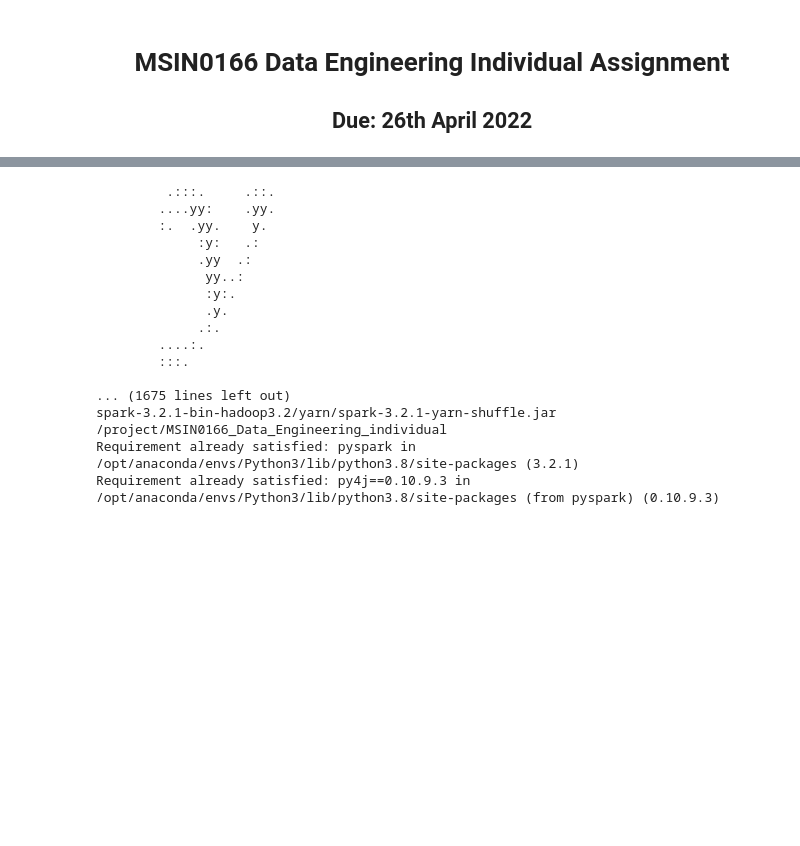
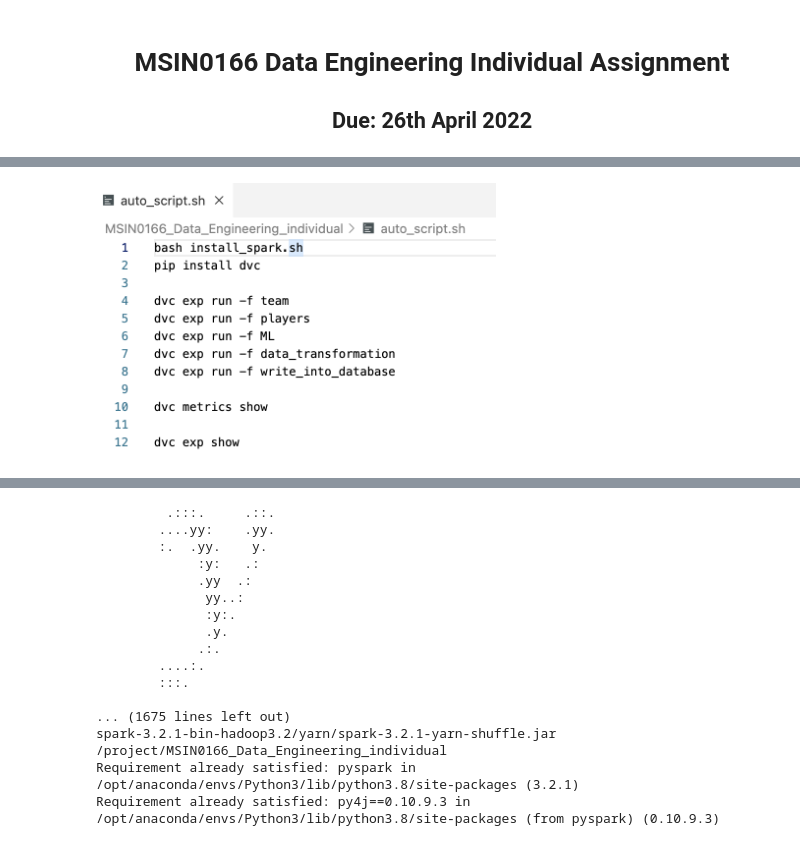
Before and after one commit to Haiyun-Zou/MSIN0166_Data_Engineering_individual, a Jupyter notebook: MSIN0166_Data_Engineering_Individual_Assignment.ipynb, the cells around one changed output, grey strips where cells are left out. Cells and saved outputs as stored; diff of their text form; code cells hidden in the pictures; blank space fills up the shorter version.

```diff
--- a/MSIN0166_Data_Engineering_Individual_Assignment.ipynb
+++ b/MSIN0166_Data_Engineering_Individual_Assignment.ipynb
@@ -16,0 +34,4 @@ import matplotlib.pyplot as plt
+# %%
+Image("/project/MSIN0166_Data_Engineering_individual/graphs/auto_script.png", width = 400)
+# %% [output]
+[figure, added]
```
Also changed, not shown: parts of 54 cells of this notebook, 2 other files.
